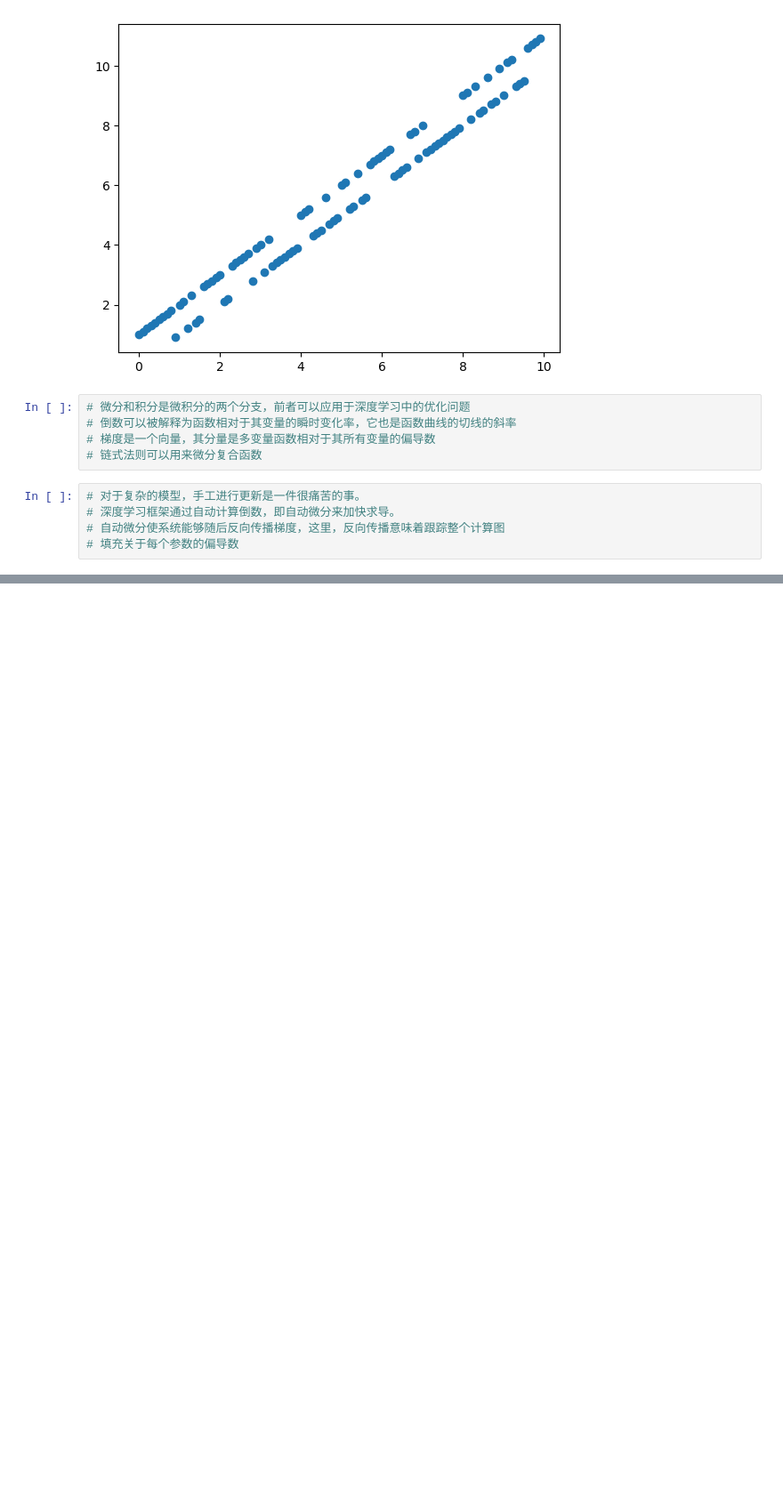
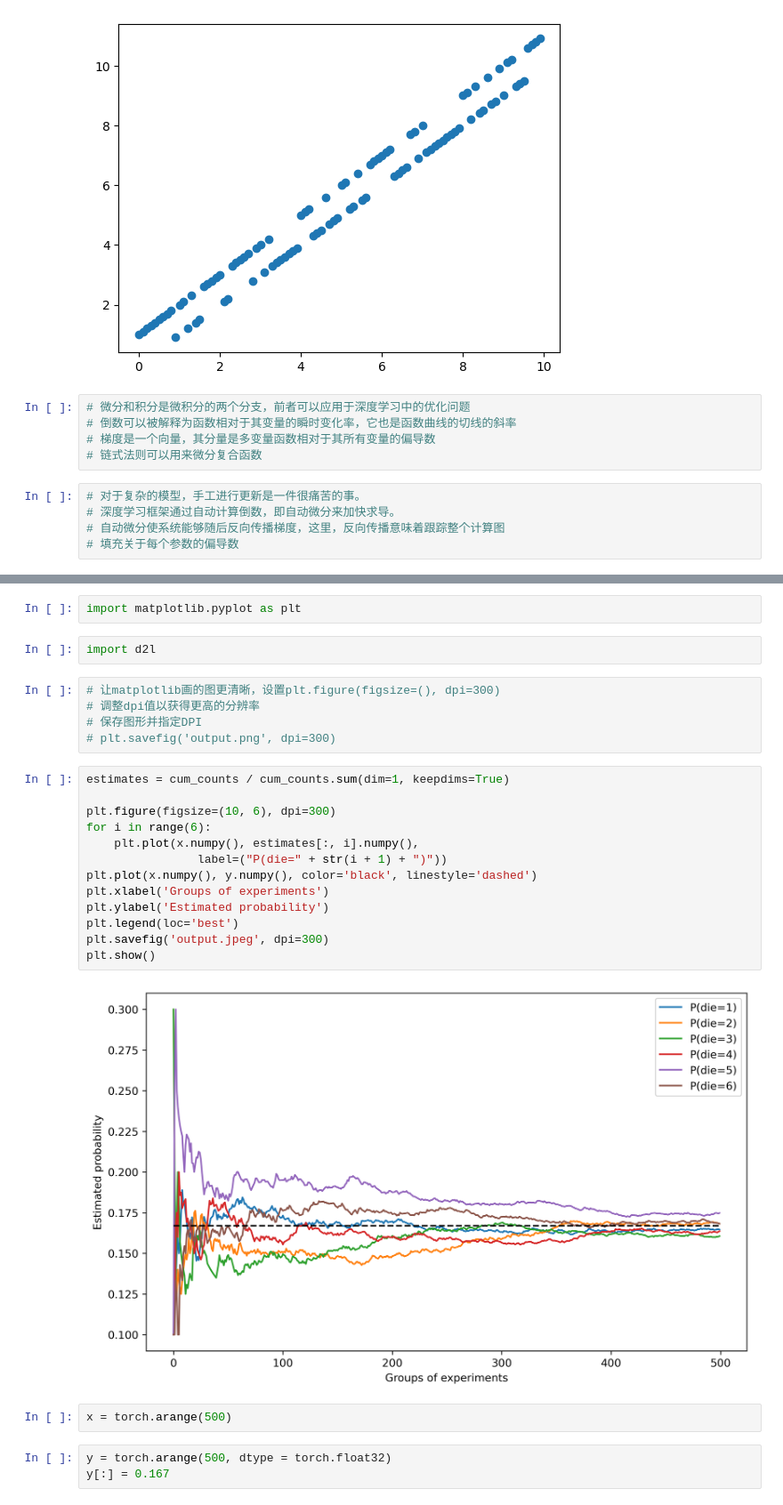
Before and after one commit to ailunguo/Deep_Learning, a Jupyter notebook: 预备知识/数据操作.ipynb, the cells around one changed output, grey strips where cells are left out. Shown: that part at 89% size. Drawn from its saved outputs; the diff is of its cells as text; blank space fills up the shorter version.

```diff
--- a/预备知识/数据操作.ipynb
+++ b/预备知识/数据操作.ipynb
@@ -966,0 +933,29 @@ plt.plot(x.numpy(), y.numpy(), color='black', linestyle='dashed')
+# %%
+import matplotlib.pyplot as plt
+# %%
+import d2l
+# %%
+# 让matplotlib画的图更清晰，设置plt.figure(figsize=(), dpi=300)
+# 调整dpi值以获得更高的分辨率
+# 保存图形并指定DPI
+# plt.savefig('output.png', dpi=300)
+# %%
+estimates = cum_counts / cum_counts.sum(dim=1, keepdims=True)
+
+plt.figure(figsize=(10, 6), dpi=300)
+for i in range(6):
+    plt.plot(x.numpy(), estimates[:, i].numpy(),
+                label=("P(die=" + str(i + 1) + ")"))
+plt.plot(x.numpy(), y.numpy(), color='black', linestyle='dashed')
+plt.xlabel('Groups of experiments')
+plt.ylabel('Estimated probability')
+plt.legend(loc='best')
+plt.savefig('output.jpeg', dpi=300)
+plt.show()
+# %% [output]
+[figure, added]
+# %%
+x = torch.arange(500)
+# %%
+y = torch.arange(500, dtype = torch.float32)
+y[:] = 0.167
```
Also changed, not shown: parts of 76 cells of this notebook.
